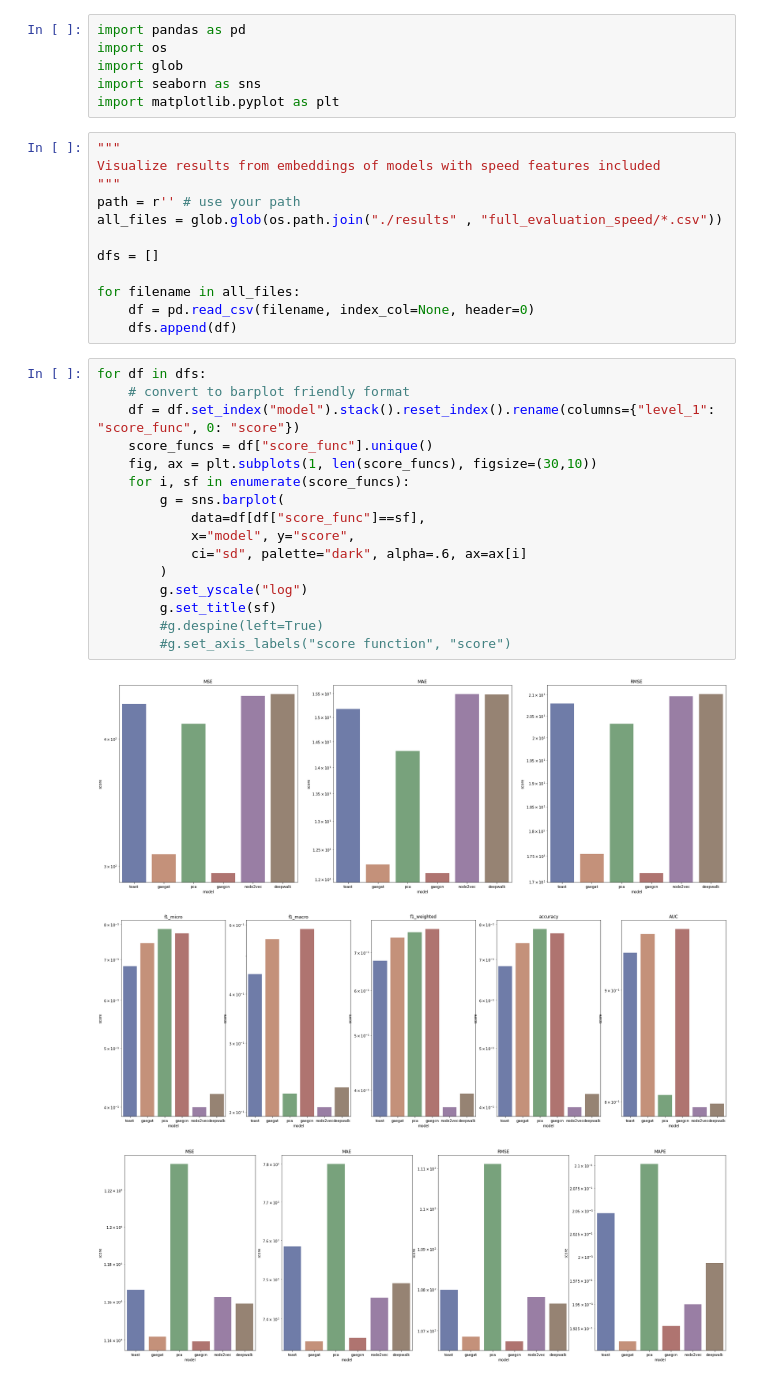
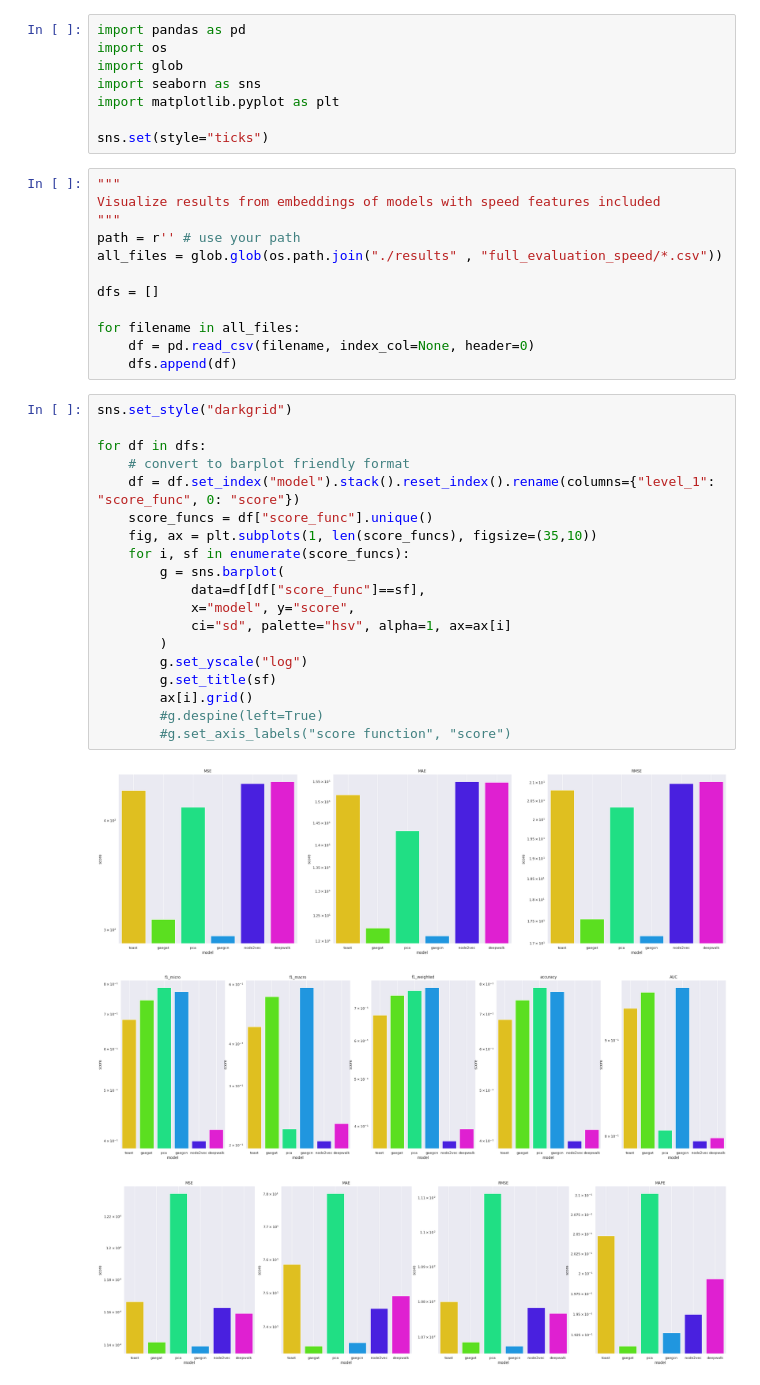
Before and after one commit to SwiftPredator/Trajectory-based-Road-Network-Representation-Learning, a Jupyter notebook: evaluation/analysis.ipynb, the cells around one changed output. Saved outputs shown, nothing was run; the diff lists cells and outputs as text.

```diff
--- a/evaluation/analysis.ipynb
+++ b/evaluation/analysis.ipynb
@@ -4,6 +4,8 @@ import os
 import glob
 import seaborn as sns
 import matplotlib.pyplot as plt
+
+sns.set(style="ticks")
 # %%
 """
 Visualize results from embeddings of models with speed features included
@@ -17,22 +19,25 @@ for filename in all_files:
     df = pd.read_csv(filename, index_col=None, header=0)
     dfs.append(df)
 # %%
+sns.set_style("darkgrid")
+
 for df in dfs:
     # convert to barplot friendly format
     df = df.set_index("model").stack().reset_index().rename(columns={"level_1": "score_func", 0: "score"})
     score_funcs = df["score_func"].unique()
-    fig, ax = plt.subplots(1, len(score_funcs), figsize=(30,10))
+    fig, ax = plt.subplots(1, len(score_funcs), figsize=(35,10))
     for i, sf in enumerate(score_funcs):
         g = sns.barplot(
             data=df[df["score_func"]==sf],
             x="model", y="score",
-            ci="sd", palette="dark", alpha=.6, ax=ax[i]
+            ci="sd", palette="hsv", alpha=1, ax=ax[i]
         )
         g.set_yscale("log")
         g.set_title(sf)
+        ax[i].grid()
         #g.despine(left=True)
         #g.set_axis_labels("score function", "score")
 # %% [output]
-[figure, old version]
+[figure, new version]
-[figure, old version]
+[figure, new version]
-[figure, old version]
+[figure, new version]
```
Also changed, not shown: 3 other files.
